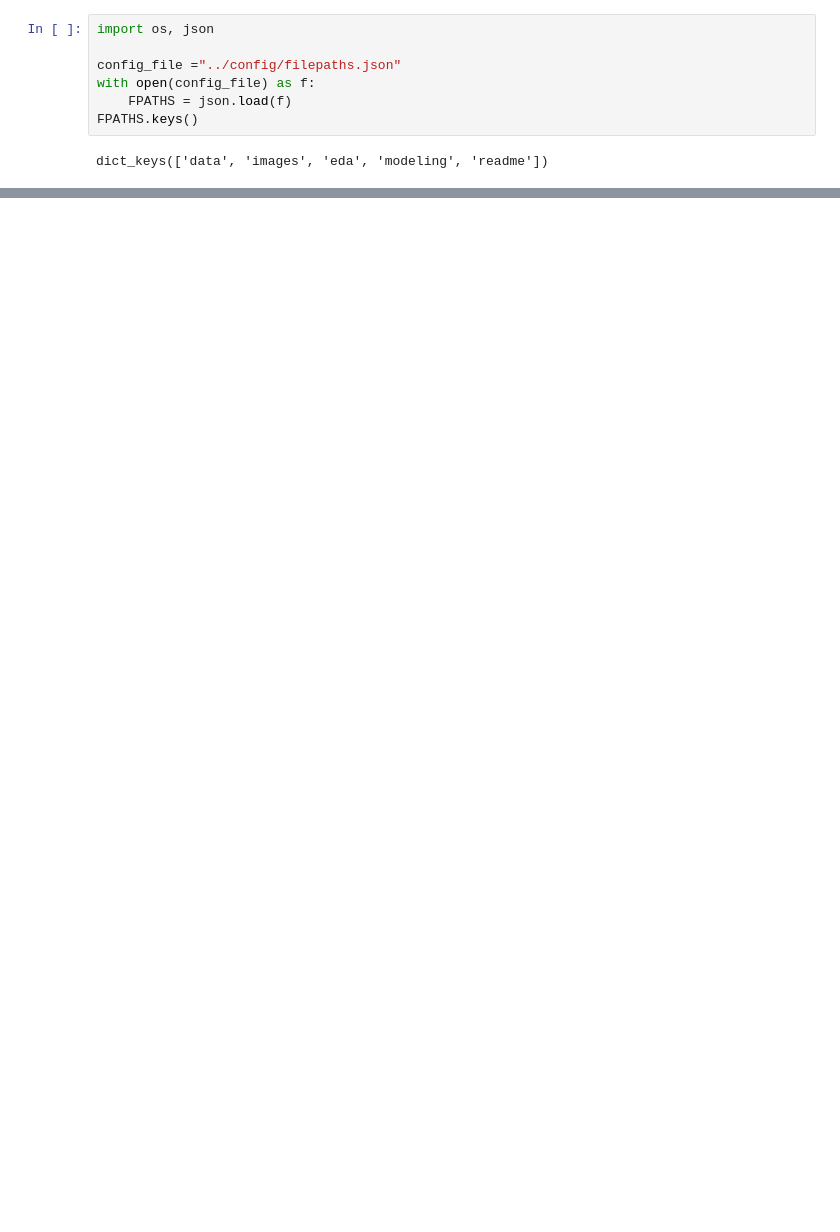
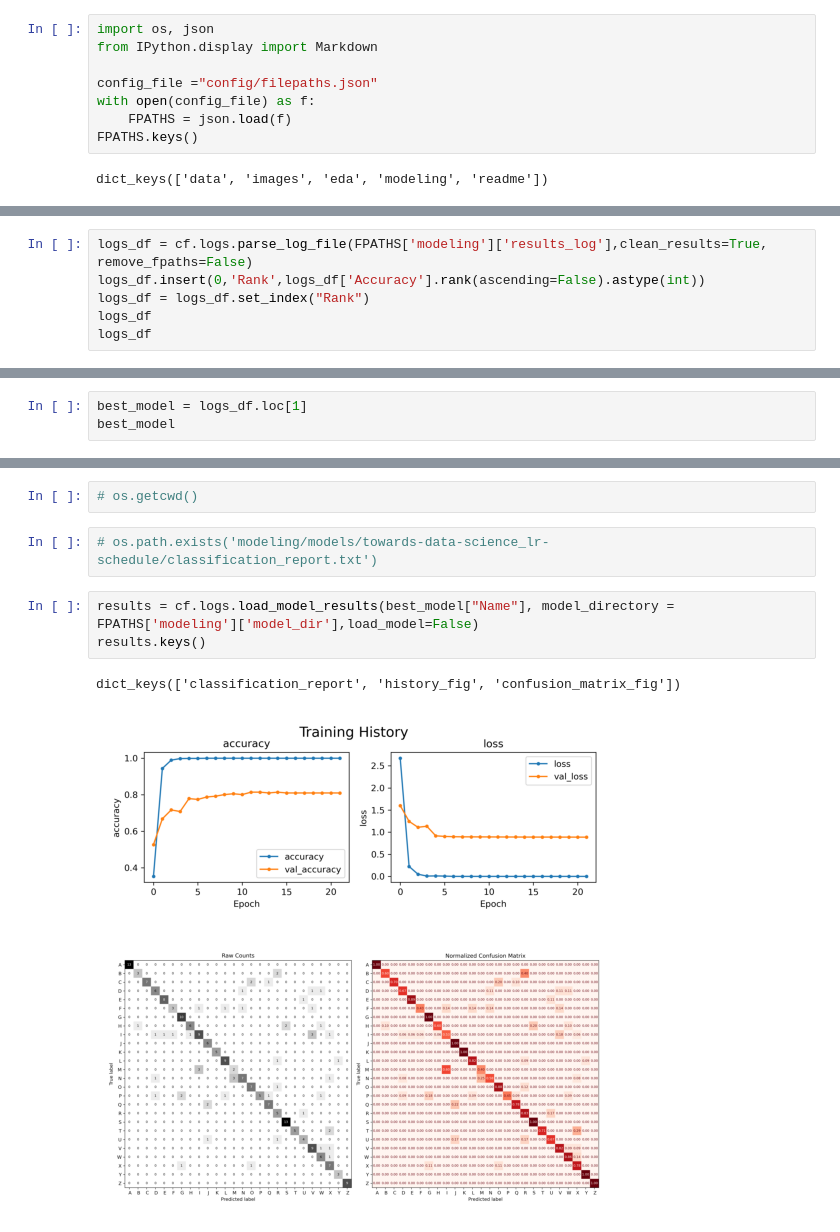
Before and after one commit to jirvingphd/computer-vision-american-sign-language, a Jupyter notebook: config/README maker.ipynb, the cells around one changed output, grey strips where cells are left out. Cells and saved outputs as stored; diff of their text form; blank space fills up the shorter version.

Commit message:
Updated workflow, results, and new README process

```diff
--- a/config/README maker.ipynb
+++ b/config/README maker.ipynb
@@ -3,7 +13,8 @@
 # %%
 import os, json
+from IPython.display import Markdown
 
-config_file ="../config/filepaths.json"
+config_file ="config/filepaths.json"
 with open(config_file) as f:
     FPATHS = json.load(f)
 FPATHS.keys()
@@ -174,0 +383,6 @@ Wall time: 2min 40s
+# %%
+logs_df = cf.logs.parse_log_file(FPATHS['modeling']['results_log'],clean_results=True, remove_fpaths=False)
+logs_df.insert(0,'Rank',logs_df['Accuracy'].rank(ascending=False).astype(int))
+logs_df = logs_df.set_index("Rank")
+logs_df
+logs_df
@@ -174,0 +399,3 @@ Wall time: 2min 40s
+# %%
+best_model = logs_df.loc[1]
+best_model
@@ -174,0 +415,11 @@ Wall time: 2min 40s
+# %%
+# os.getcwd()
+# %%
+# os.path.exists('modeling/models/towards-data-science_lr-schedule/classification_report.txt')
+# %%
+results = cf.logs.load_model_results(best_model["Name"], model_directory = FPATHS['modeling']['model_dir'],load_model=False)
+results.keys()
+# %% [output]
+dict_keys(['classification_report', 'history_fig', 'confusion_matrix_fig'])
+[figure, added]
+[figure, added]
```
Also changed, not shown: parts of 38 cells of this notebook, 45 other files.
